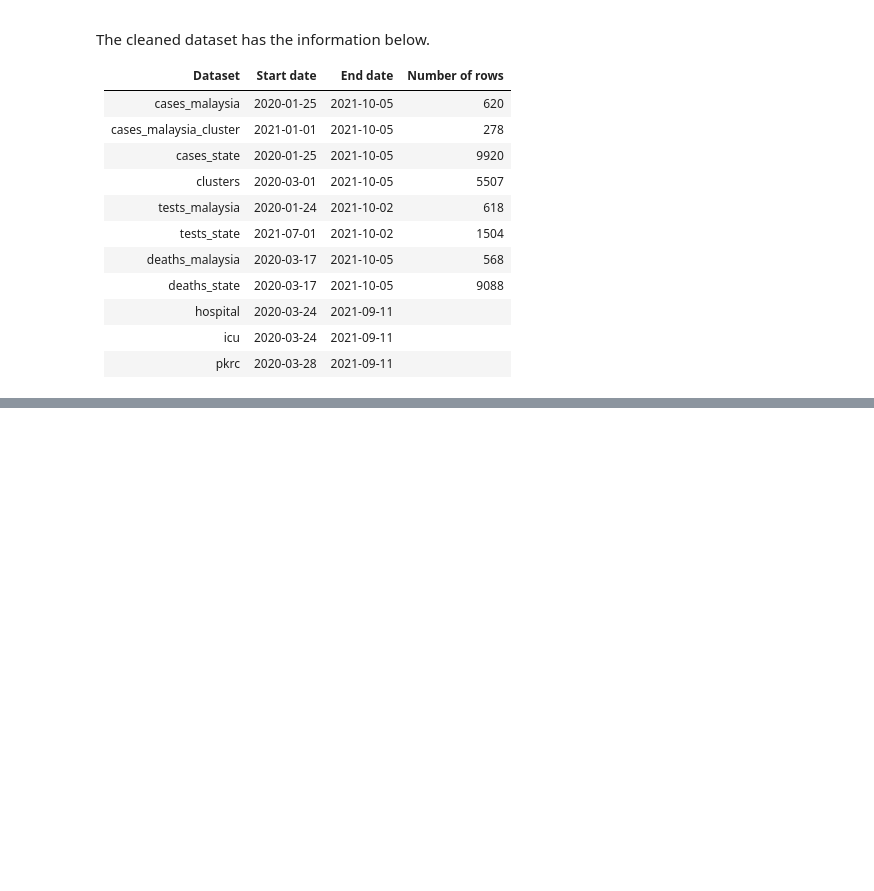
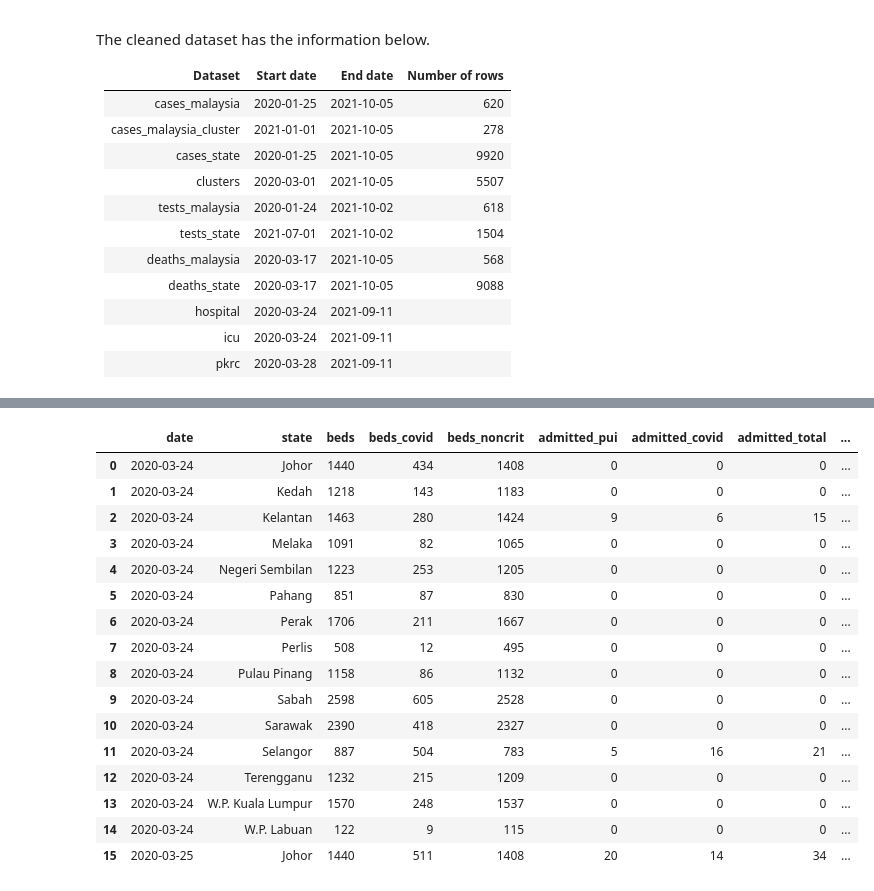
Before and after one commit to BingQuanChua/COVID-19-Msia-Cases-And-Vaccination, a Jupyter notebook: EDA - Epidemic.ipynb, the cells around one changed output, grey strips where cells are left out. Saved outputs shown, nothing was run; the diff lists cells and outputs as text; code cells hidden in the pictures; blank space fills up the shorter version.

```diff
--- a/EDA - Epidemic.ipynb
+++ b/EDA - Epidemic.ipynb
@@ -507,3 +507,23 @@ _The datasets below have been constructed to provide 3 kinds of insight. First,
 8) `vent_port`: total available portable ventilators<br>
 9) `icu_x`: total number of individuals in category `x` under intensive care, where `x` can be  suspected/probable, COVID-19 positive, or non-COVID; this is a stock variable<br>
 10) `vent_x`: total number of individuals in category `x` on mechanical ventilation, where `x` can be suspected/probable, COVID-19 positive, or non-COVID; this is a stock variable<br>
+# %%
+hospital.head(16)
+# %% [output]
+|  | date | state | beds | beds_covid | beds_noncrit | admitted_pui | admitted_covid | admitted_total | ... |
+| 0 | 2020-03-24 | Johor | 1440 | 434 | 1408 | 0 | 0 | 0 | ... |
+| 1 | 2020-03-24 | Kedah | 1218 | 143 | 1183 | 0 | 0 | 0 | ... |
+| 2 | 2020-03-24 | Kelantan | 1463 | 280 | 1424 | 9 | 6 | 15 | ... |
+| 3 | 2020-03-24 | Melaka | 1091 | 82 | 1065 | 0 | 0 | 0 | ... |
+| 4 | 2020-03-24 | Negeri Sembilan | 1223 | 253 | 1205 | 0 | 0 | 0 | ... |
+| 5 | 2020-03-24 | Pahang | 851 | 87 | 830 | 0 | 0 | 0 | ... |
+| 6 | 2020-03-24 | Perak | 1706 | 211 | 1667 | 0 | 0 | 0 | ... |
+| 7 | 2020-03-24 | Perlis | 508 | 12 | 495 | 0 | 0 | 0 | ... |
+| 8 | 2020-03-24 | Pulau Pinang | 1158 | 86 | 1132 | 0 | 0 | 0 | ... |
+| 9 | 2020-03-24 | Sabah | 2598 | 605 | 2528 | 0 | 0 | 0 | ... |
+| 10 | 2020-03-24 | Sarawak | 2390 | 418 | 2327 | 0 | 0 | 0 | ... |
+| 11 | 2020-03-24 | Selangor | 887 | 504 | 783 | 5 | 16 | 21 | ... |
+| 12 | 2020-03-24 | Terengganu | 1232 | 215 | 1209 | 0 | 0 | 0 | ... |
+| 13 | 2020-03-24 | W.P. Kuala Lumpur | 1570 | 248 | 1537 | 0 | 0 | 0 | ... |
+| 14 | 2020-03-24 | W.P. Labuan | 122 | 9 | 115 | 0 | 0 | 0 | ... |
+| 15 | 2020-03-25 | Johor | 1440 | 511 | 1408 | 20 | 14 | 34 | ... |
```
Also changed, not shown: parts of 3 cells of this notebook, 2 other files.
